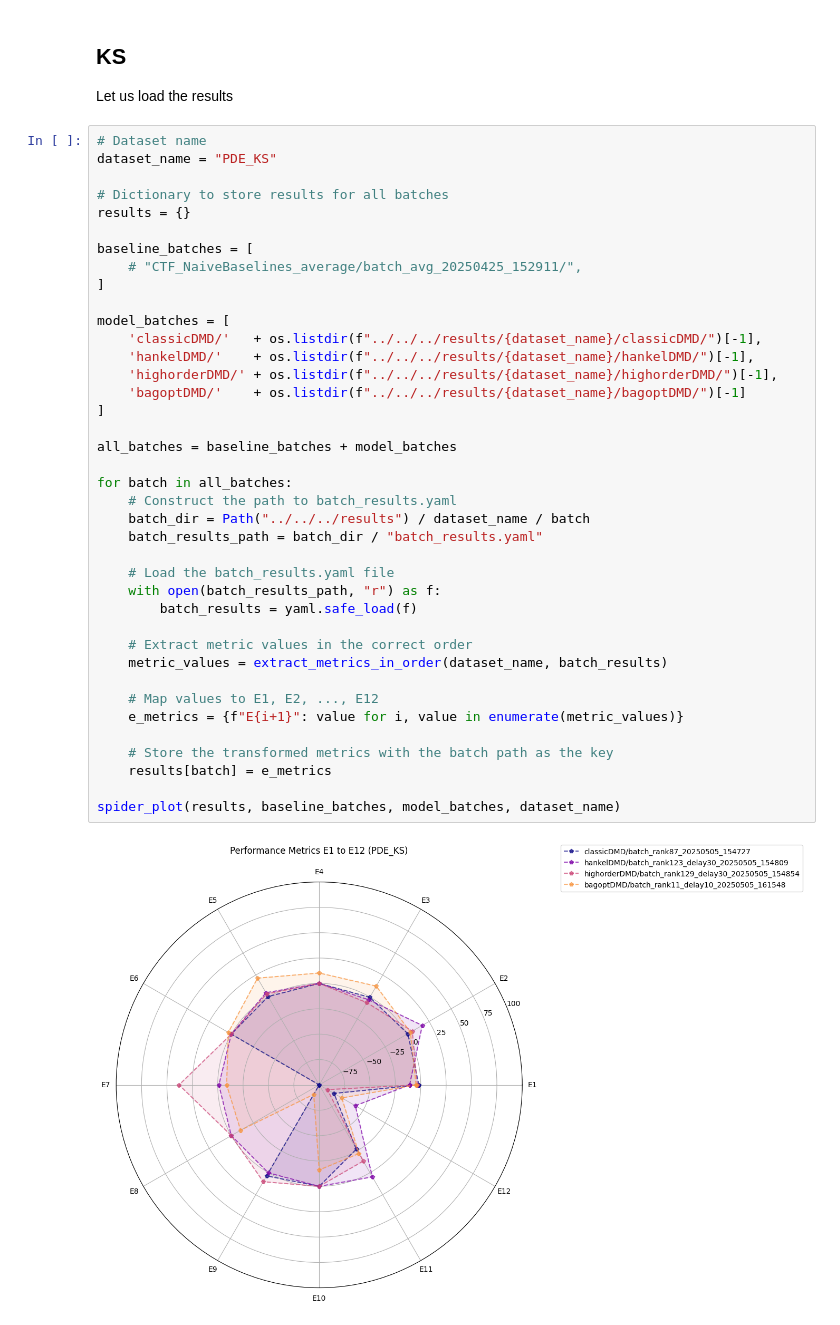
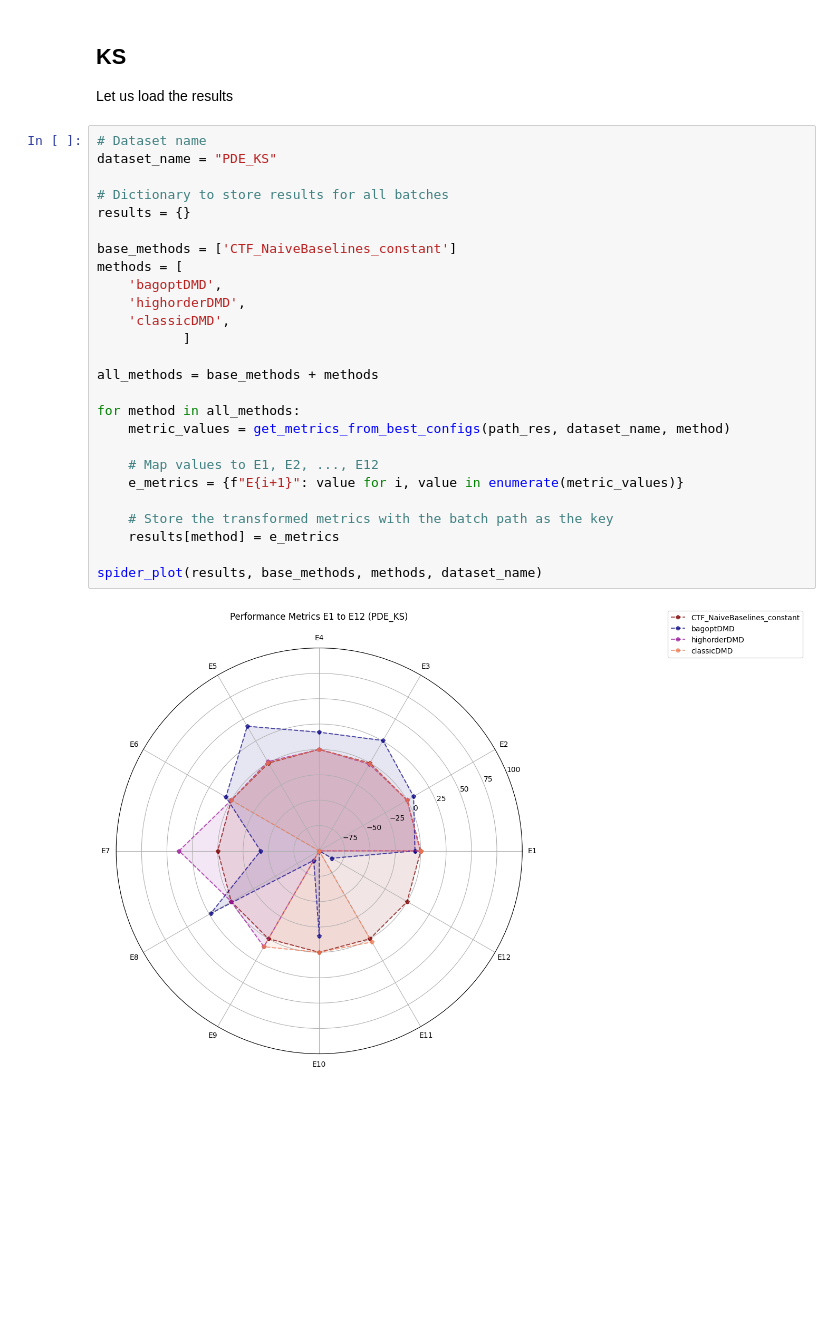
Before and after one commit to Steriva/DMDvariants, a Jupyter notebook: notebooks/compare_dmd_models.ipynb, the cells around one changed output. Drawn from its saved outputs; the diff is of its cells as text; blank space fills up the shorter version.

Commit message:
Update basic dmd code, add allrun.py to run all tuning_config files for a given variants of DMD on the various datasets

```diff
--- a/notebooks/compare_dmd_models.ipynb
+++ b/notebooks/compare_dmd_models.ipynb
@@ -111,41 +138,28 @@ Let us load the results
 # %%
 # Dataset name
 dataset_name = "PDE_KS"
 
 # Dictionary to store results for all batches
 results = {}
 
-baseline_batches = [
-    # "CTF_NaiveBaselines_average/batch_avg_20250425_152911/",
-]
+base_methods = ['CTF_NaiveBaselines_constant']
+methods = [
+    'bagoptDMD',
+    'highorderDMD',
+    'classicDMD',
+           ]
 
-model_batches = [
-    'classicDMD/'   + os.listdir(f"../../../results/{dataset_name}/classicDMD/")[-1],
-    'hankelDMD/'    + os.listdir(f"../../../results/{dataset_name}/hankelDMD/")[-1],
-    'highorderDMD/' + os.listdir(f"../../../results/{dataset_name}/highorderDMD/")[-1],
-    'bagoptDMD/'    + os.listdir(f"../../../results/{dataset_name}/bagoptDMD/")[-1]
-]
+all_methods = base_methods + methods
 
-all_batches = baseline_batches + model_batches
-
-for batch in all_batches:
-    # Construct the path to batch_results.yaml
-    batch_dir = Path("../../../results") / dataset_name / batch
-    batch_results_path = batch_dir / "batch_results.yaml"
-
-    # Load the batch_results.yaml file
-    with open(batch_results_path, "r") as f:
-        batch_results = yaml.safe_load(f)
-
-    # Extract metric values in the correct order
-    metric_values = extract_metrics_in_order(dataset_name, batch_results)
+for method in all_methods:
+    metric_values = get_metrics_from_best_configs(path_res, dataset_name, method)
 
     # Map values to E1, E2, ..., E12
     e_metrics = {f"E{i+1}": value for i, value in enumerate(metric_values)}
 
     # Store the transformed metrics with the batch path as the key
-    results[batch] = e_metrics
+    results[method] = e_metrics
 
-spider_plot(results, baseline_batches, model_batches, dataset_name)
+spider_plot(results, base_methods, methods, dataset_name)
 # %% [output]
-[figure, old version]
+[figure, new version]
```
Also changed, not shown: parts of 3 cells of this notebook, 3 other files.
